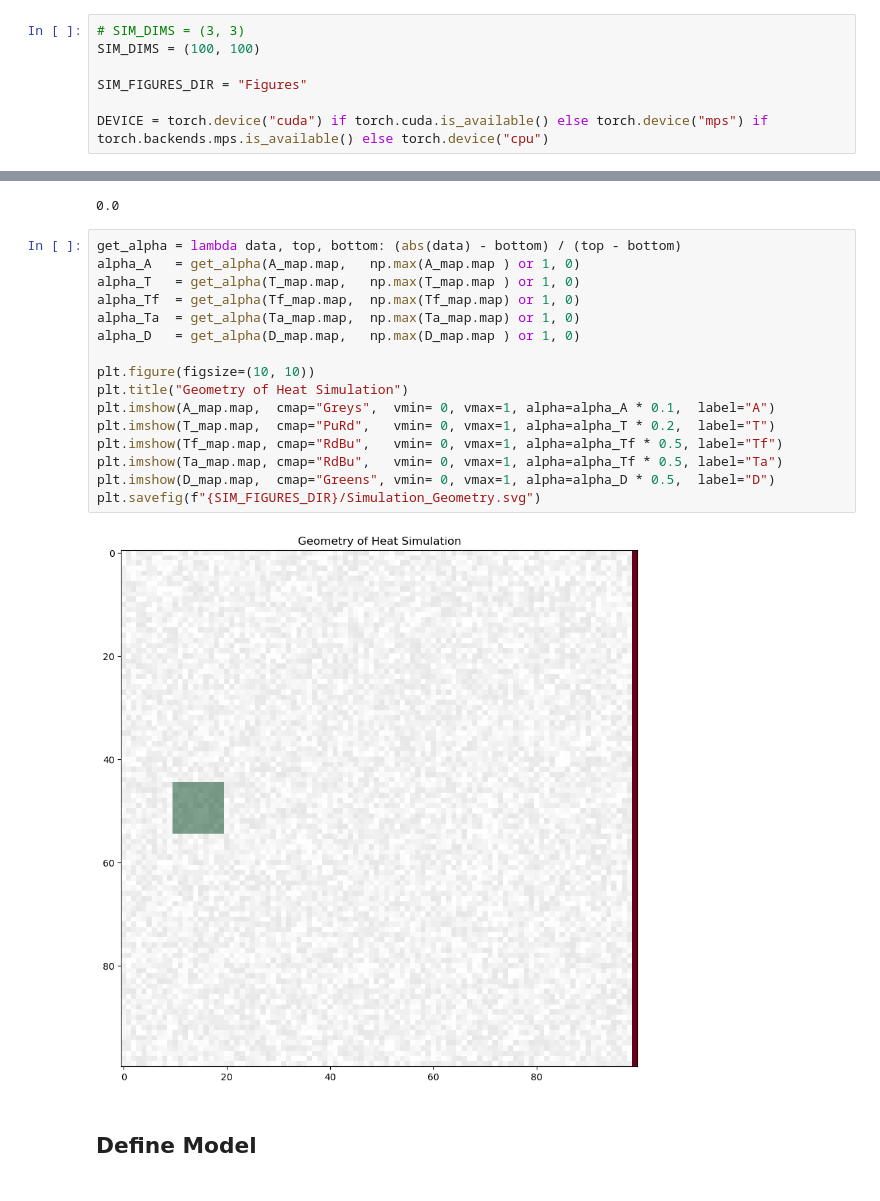
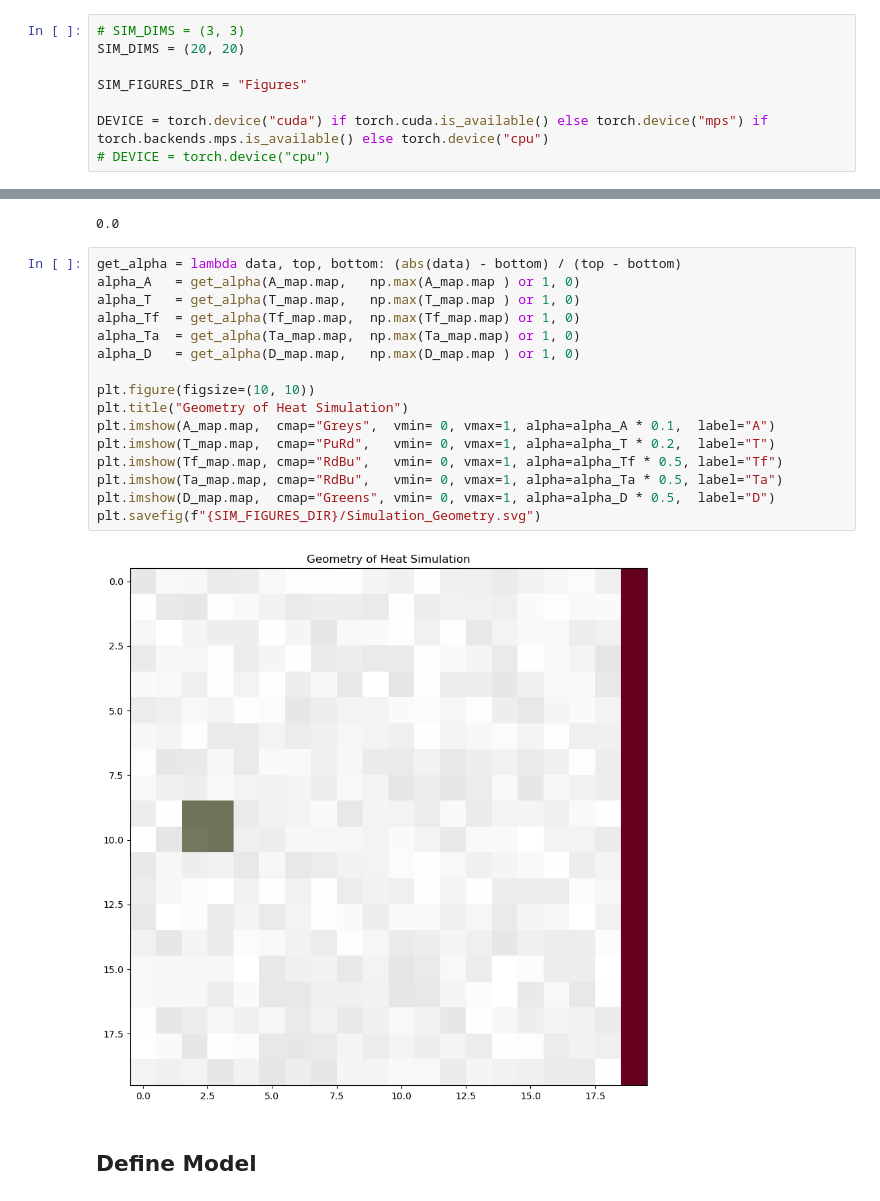
Before and after one commit to KevTheKoiFishy/Finite-Difference-Topology-Optimization, a Jupyter notebook: Heat_Equation.ipynb, the cells around one changed output, grey strips where cells are left out. Cells and saved outputs as stored; diff of their text form.

```diff
--- a/Heat_Equation.ipynb
+++ b/Heat_Equation.ipynb
@@ -55,11 +55,12 @@ import time
 #### Parameters
 # %%
 # SIM_DIMS = (3, 3)
-SIM_DIMS = (100, 100)
+SIM_DIMS = (20, 20)
 
 SIM_FIGURES_DIR = "Figures"
 
 DEVICE = torch.device("cuda") if torch.cuda.is_available() else torch.device("mps") if torch.backends.mps.is_available() else torch.device("cpu")
+# DEVICE = torch.device("cpu")
 # %%
 print(torch.cuda.is_available())
 if torch.cuda.is_available():
@@ -275,21 +270,21 @@ np.max(T_map.map)
 # %%
 get_alpha = lambda data, top, bottom: (abs(data) - bottom) / (top - bottom)
 alpha_A   = get_alpha(A_map.map,   np.max(A_map.map ) or 1, 0)
 alpha_T   = get_alpha(T_map.map,   np.max(T_map.map ) or 1, 0)
 alpha_Tf  = get_alpha(Tf_map.map,  np.max(Tf_map.map) or 1, 0)
 alpha_Ta  = get_alpha(Ta_map.map,  np.max(Ta_map.map) or 1, 0)
 alpha_D   = get_alpha(D_map.map,   np.max(D_map.map ) or 1, 0)
 
 plt.figure(figsize=(10, 10))
 plt.title("Geometry of Heat Simulation")
 plt.imshow(A_map.map,  cmap="Greys",  vmin= 0, vmax=1, alpha=alpha_A * 0.1,  label="A")
 plt.imshow(T_map.map,  cmap="PuRd",   vmin= 0, vmax=1, alpha=alpha_T * 0.2,  label="T")
 plt.imshow(Tf_map.map, cmap="RdBu",   vmin= 0, vmax=1, alpha=alpha_Tf * 0.5, label="Tf")
-plt.imshow(Ta_map.map, cmap="RdBu",   vmin= 0, vmax=1, alpha=alpha_Tf * 0.5, label="Ta")
+plt.imshow(Ta_map.map, cmap="RdBu",   vmin= 0, vmax=1, alpha=alpha_Ta * 0.5, label="Ta")
 plt.imshow(D_map.map,  cmap="Greens", vmin= 0, vmax=1, alpha=alpha_D * 0.5,  label="D")
 plt.savefig(f"{SIM_FIGURES_DIR}/Simulation_Geometry.svg")
 # %% [output]
-[figure, old version]
+[figure, new version]
 # %% [markdown]
 ## Define Model
 # %%
```
Also changed, not shown: parts of 20 cells of this notebook, 5 other files.
